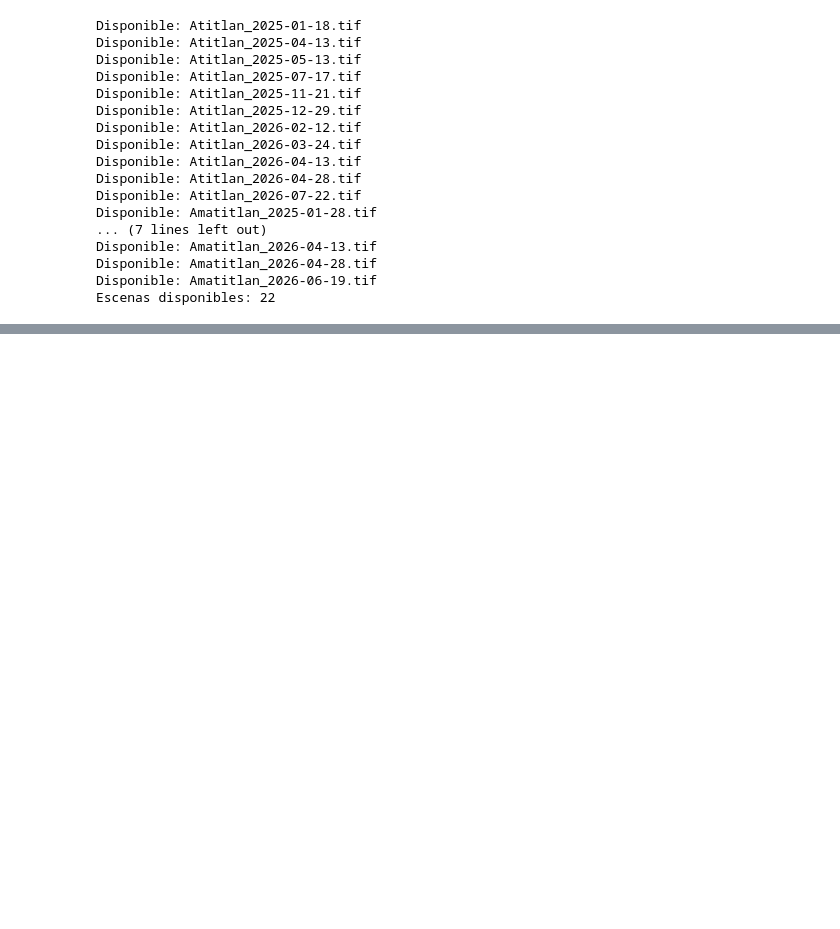
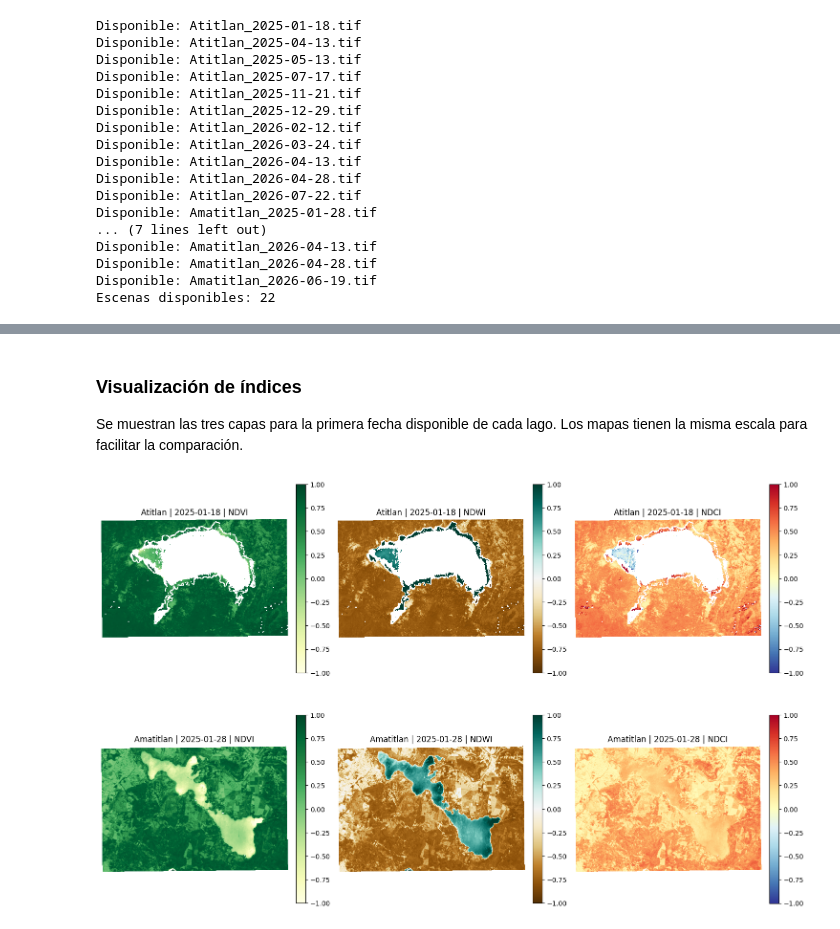
Before and after one commit to DavidDominguez-11/DS-Lab1, a Jupyter notebook: Lab4.ipynb, the cells around one changed output, grey strips where cells are left out. Saved outputs shown, nothing was run; the diff lists cells and outputs as text; code cells hidden in the pictures; blank space fills up the shorter version.

Commit message:
Calcula NDVI, NDWI y NDCI por escena (Ejercicio 3)

```diff
--- a/Lab4.ipynb
+++ b/Lab4.ipynb
@@ -184,0 +247,11 @@ Escenas disponibles: 22
+# %%
+records = []
+processed = {}
+for lake_name, date_text, path in scene_files:
+    indices = read_scene(path, lake_name)
+    processed[(lake_name, date_text)] = indices
+    records.append(summarize_scene(indices, lake_name, date_text))
+
+summary = pd.DataFrame(records).sort_values(["lake", "date"]).reset_index(drop=True)
+summary.to_csv(DATA_DIR / "resumen_indices_por_fecha.csv", index=False)
+summary.head()
@@ -184,0 +265,22 @@ Escenas disponibles: 22
+# %% [markdown]
+### Visualización de índices
+
+Se muestran las tres capas para la primera fecha disponible de cada lago. Los mapas tienen la misma escala para facilitar la comparación.
+# %%
+fig, axes = plt.subplots(len(LAKES), 3, figsize=(15, 5 * len(LAKES)), squeeze=False)
+for row, lake_name in enumerate(LAKES):
+    first_date = OFFICIAL_DATES[lake_name][0]
+    indices = processed[(lake_name, first_date)]
+    for col, (name, cmap, limits) in enumerate([
+        ("ndvi", "YlGn", (-1, 1)), ("ndwi", "BrBG", (-1, 1)), ("ndci", "RdYlBu_r", (-1, 1))
+    ]):
+        image = np.where(indices["valid"], indices[name], np.nan)
+        plot = axes[row, col].imshow(image, cmap=cmap, vmin=limits[0], vmax=limits[1])
+        axes[row, col].set_title(f"{lake_name} | {first_date} | {name.upper()}")
+        axes[row, col].axis("off")
+        fig.colorbar(plot, ax=axes[row, col], fraction=0.046, pad=0.04)
+fig.tight_layout()
+fig.savefig(DATA_DIR / "indices_muestra.png", dpi=150, bbox_inches="tight")
+plt.show()
+# %% [output]
+[figure, added]
```
Also changed, not shown: parts of 4 cells of this notebook.
